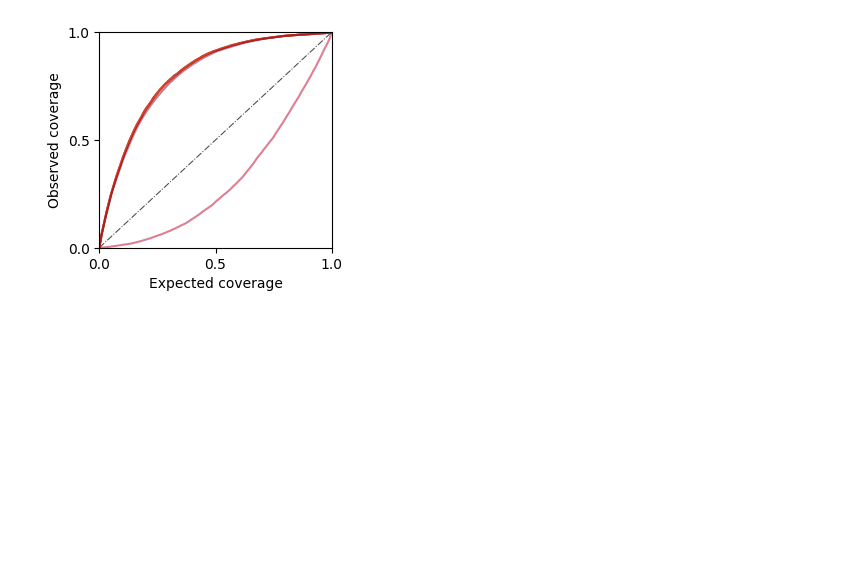
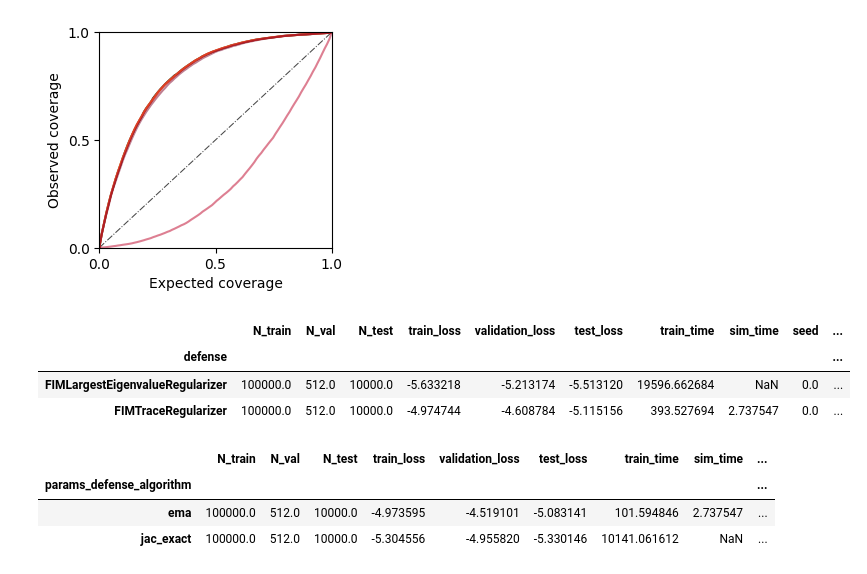
Before and after one commit to mackelab/RABI, a Jupyter notebook: figures/appendix_mc_approximaiton/appendix_test_mc_approximation.ipynb, the cells around one changed output. Drawn from its saved outputs; the diff is of its cells as text; code cells hidden in the pictures; blank space fills up the shorter version.

```diff
--- a/figures/appendix_mc_approximaiton/appendix_test_mc_approximation.ipynb
+++ b/figures/appendix_mc_approximaiton/appendix_test_mc_approximation.ipynb
@@ -145,3 +145,17 @@ Following data row is used:
 Float64Index([0.1, 0.2, 0.3, 0.5, 1.0, 2.0], dtype='float64', name='eps')
 ['6bcf6d35-158f-4f4a-8e6f-71d5a618935a']
 [figure]
+# %%
+query_main(name, expand_params_defense=True).groupby("defense").mean()
+# %% [output]
+|  | N_train | N_val | N_test | train_loss | validation_loss | test_loss | train_time | sim_time | seed | ... |
+| defense |  |  |  |  |  |  |  |  |  | ... |
+| FIMLargestEigenvalueRegularizer | 100000.0 | 512.0 | 10000.0 | -5.633218 | -5.213174 | -5.513120 | 19596.662684 | NaN | 0.0 | ... |
+| FIMTraceRegularizer | 100000.0 | 512.0 | 10000.0 | -4.974744 | -4.608784 | -5.115156 | 393.527694 | 2.737547 | 0.0 | ... |
+# %%
+query_main(name, expand_params_defense=True).groupby("params_defense_algorithm").mean()
+# %% [output]
+|  | N_train | N_val | N_test | train_loss | validation_loss | test_loss | train_time | sim_time | ... |
+| params_defense_algorithm |  |  |  |  |  |  |  |  | ... |
+| ema | 100000.0 | 512.0 | 10000.0 | -4.973595 | -4.519101 | -5.083141 | 101.594846 | 2.737547 | ... |
+| jac_exact | 100000.0 | 512.0 | 10000.0 | -5.304556 | -4.955820 | -5.330146 | 10141.061612 | NaN | ... |
```
